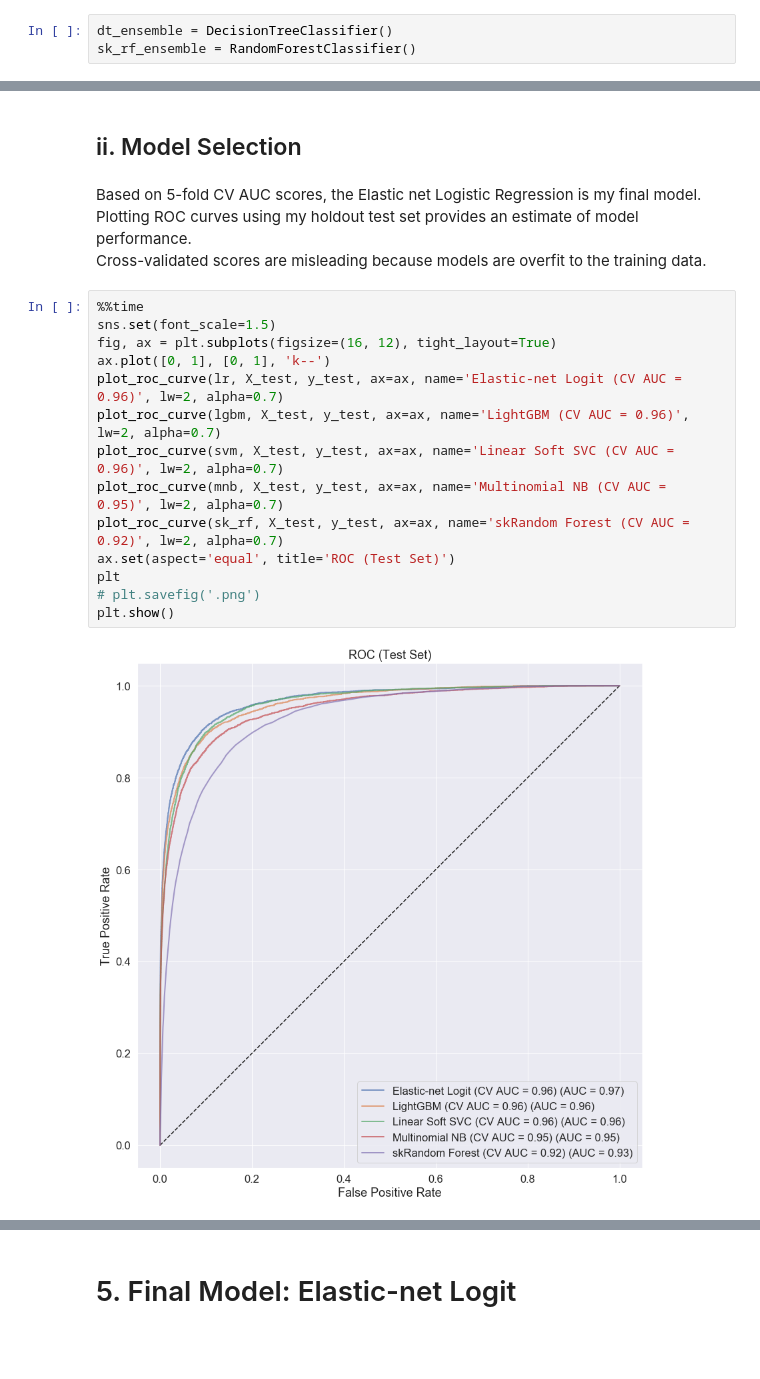
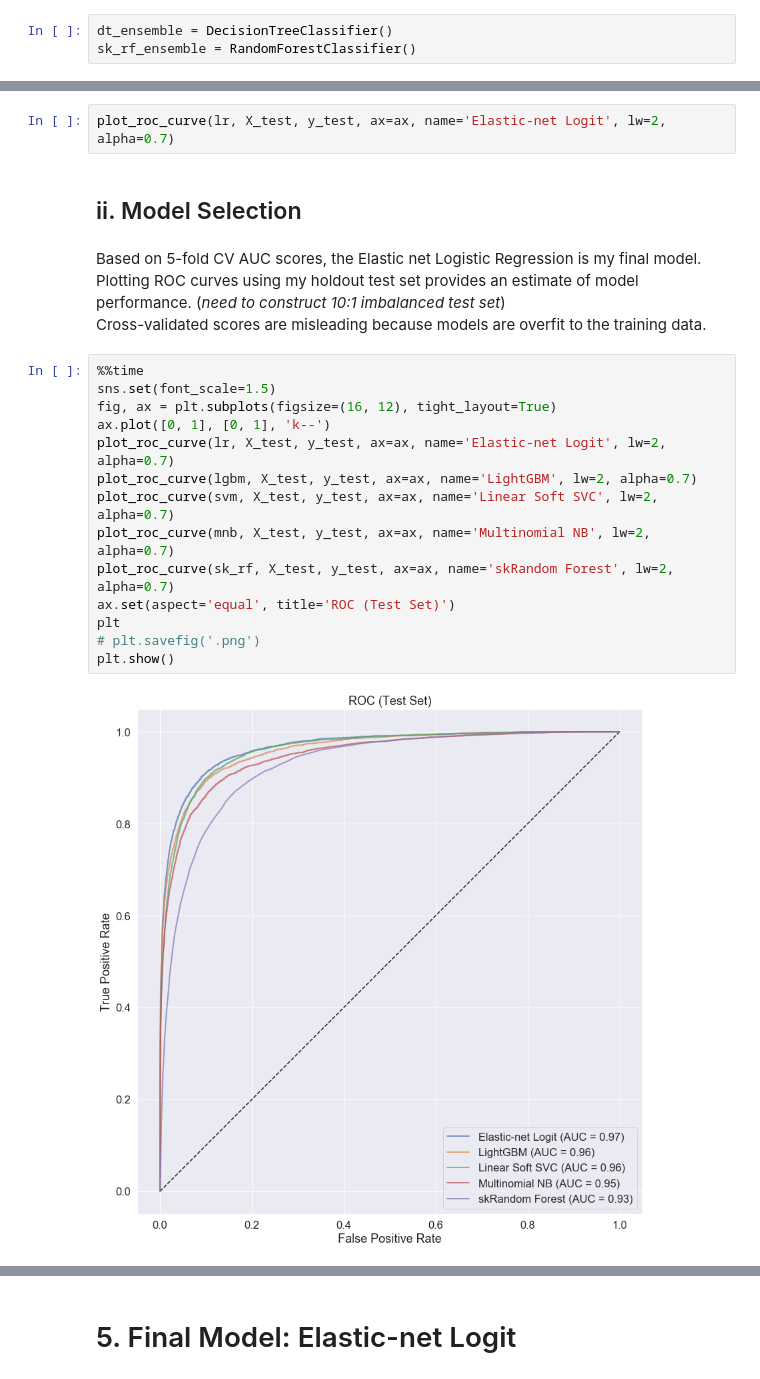
Before and after one commit to kchien3/identifying-toxic-wikipedia-comments, a Jupyter notebook: toxic_comments_project.ipynb, the cells around one changed output, grey strips where cells are left out. Saved outputs shown, nothing was run; the diff lists cells and outputs as text; blank space fills up the shorter version.

```diff
--- a/toxic_comments_project.ipynb
+++ b/toxic_comments_project.ipynb
@@ -752,22 +809,24 @@ plt.show()
+# %%
+plot_roc_curve(lr, X_test, y_test, ax=ax, name='Elastic-net Logit', lw=2, alpha=0.7)
 # %% [markdown]
 ## ii. Model Selection
 # %% [markdown]
 Based on 5-fold CV AUC scores, the Elastic net Logistic Regression is my final model.
-Plotting ROC curves using my holdout test set provides an estimate of model performance.
+Plotting ROC curves using my holdout test set provides an estimate of model performance. (*need to construct 10:1 imbalanced test set*)
 Cross-validated scores are misleading because models are overfit to the training data.
 # %%
 %%time
 sns.set(font_scale=1.5)
 fig, ax = plt.subplots(figsize=(16, 12), tight_layout=True)
 ax.plot([0, 1], [0, 1], 'k--')
-plot_roc_curve(lr, X_test, y_test, ax=ax, name='Elastic-net Logit (CV AUC = 0.96)', lw=2, alpha=0.7)
-plot_roc_curve(lgbm, X_test, y_test, ax=ax, name='LightGBM (CV AUC = 0.96)', lw=2, alpha=0.7)
-plot_roc_curve(svm, X_test, y_test, ax=ax, name='Linear Soft SVC (CV AUC = 0.96)', lw=2, alpha=0.7)
-plot_roc_curve(mnb, X_test, y_test, ax=ax, name='Multinomial NB (CV AUC = 0.95)', lw=2, alpha=0.7)
-plot_roc_curve(sk_rf, X_test, y_test, ax=ax, name='skRandom Forest (CV AUC = 0.92)', lw=2, alpha=0.7)
+plot_roc_curve(lr, X_test, y_test, ax=ax, name='Elastic-net Logit', lw=2, alpha=0.7)
+plot_roc_curve(lgbm, X_test, y_test, ax=ax, name='LightGBM', lw=2, alpha=0.7)
+plot_roc_curve(svm, X_test, y_test, ax=ax, name='Linear Soft SVC', lw=2, alpha=0.7)
+plot_roc_curve(mnb, X_test, y_test, ax=ax, name='Multinomial NB', lw=2, alpha=0.7)
+plot_roc_curve(sk_rf, X_test, y_test, ax=ax, name='skRandom Forest', lw=2, alpha=0.7)
 ax.set(aspect='equal', title='ROC (Test Set)')
 plt
 # plt.savefig('.png')
 plt.show()
 # %% [output]
-[figure, old version]
+[figure, new version]
```
Also changed, not shown: parts of 21 cells of this notebook.
